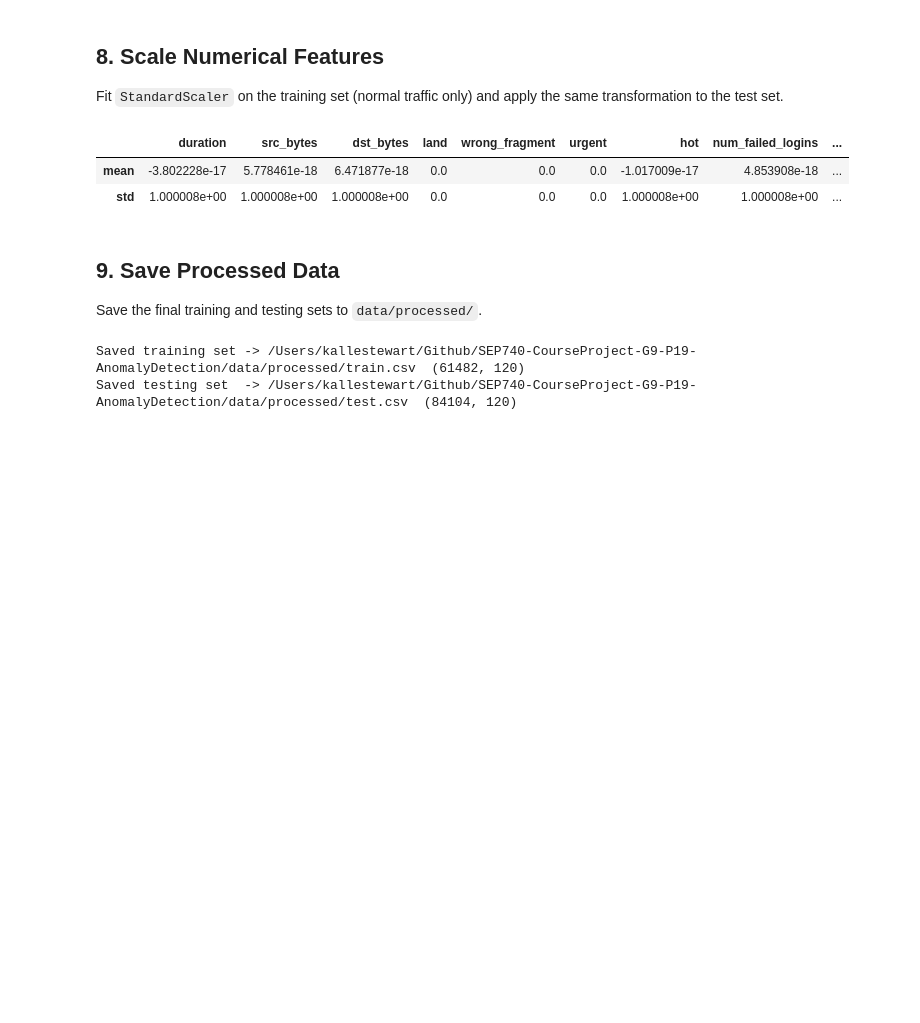
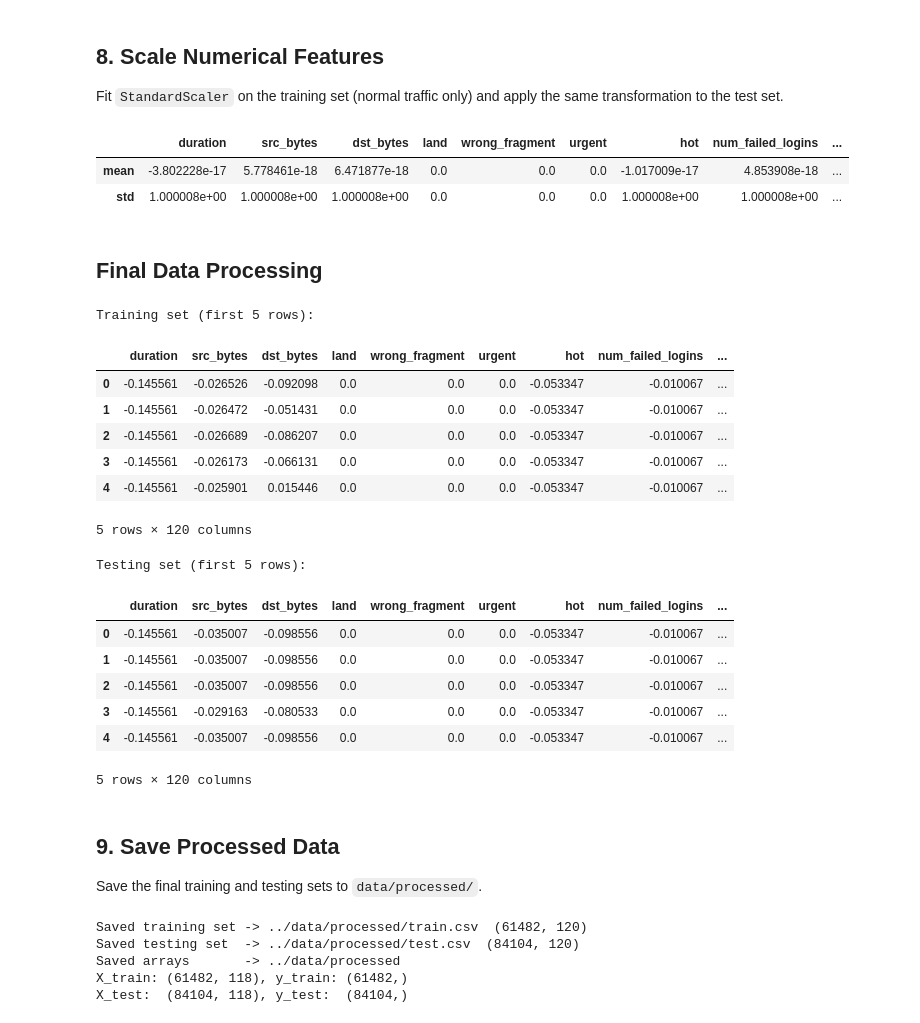
Before and after one commit to KalleStew/SEP740-Project19-AnomalyDetection, a Jupyter notebook: notebooks/01_data_processing_eda.ipynb, the cells around one changed output. Drawn from its saved outputs; the diff is of its cells as text; code cells hidden in the pictures; blank space fills up the shorter version.

```diff
--- a/notebooks/01_data_processing_eda.ipynb
+++ b/notebooks/01_data_processing_eda.ipynb
@@ -333,6 +335,39 @@ train_df[numeric_cols].describe().loc[["mean", "std"]]
 |  | duration | src_bytes | dst_bytes | land | wrong_fragment | urgent | hot | num_failed_logins | ... |
 | mean | -3.802228e-17 | 5.778461e-18 | 6.471877e-18 | 0.0 | 0.0 | 0.0 | -1.017009e-17 | 4.853908e-18 | ... |
 | std | 1.000008e+00 | 1.000008e+00 | 1.000008e+00 | 0.0 | 0.0 | 0.0 | 1.000008e+00 | 1.000008e+00 | ... |
+# %% [markdown]
+## Final Data Processing
+# %%
+# Remove label columns from the training and testing sets for model input
+# train_data = train_df.drop(columns=["label", "binary_label"])
+# test_data = test_df.drop(columns=["label", "binary_label"])
+
+train_data = train_df.copy()
+test_data = test_df.copy()
+
+# Show the heads of the training and testing sets
+print("Training set (first 5 rows):")
+display(train_data.head())
+
+print("Testing set (first 5 rows):")
+display(test_data.head())
+# %% [output]
+Training set (first 5 rows):
+|  | duration | src_bytes | dst_bytes | land | wrong_fragment | urgent | hot | num_failed_logins | ... |
+| 0 | -0.145561 | -0.026526 | -0.092098 | 0.0 | 0.0 | 0.0 | -0.053347 | -0.010067 | ... |
+| 1 | -0.145561 | -0.026472 | -0.051431 | 0.0 | 0.0 | 0.0 | -0.053347 | -0.010067 | ... |
+| 2 | -0.145561 | -0.026689 | -0.086207 | 0.0 | 0.0 | 0.0 | -0.053347 | -0.010067 | ... |
+| 3 | -0.145561 | -0.026173 | -0.066131 | 0.0 | 0.0 | 0.0 | -0.053347 | -0.010067 | ... |
+| 4 | -0.145561 | -0.025901 | 0.015446 | 0.0 | 0.0 | 0.0 | -0.053347 | -0.010067 | ... |
+5 rows × 120 columns
+Testing set (first 5 rows):
+|  | duration | src_bytes | dst_bytes | land | wrong_fragment | urgent | hot | num_failed_logins | ... |
+| 0 | -0.145561 | -0.035007 | -0.098556 | 0.0 | 0.0 | 0.0 | -0.053347 | -0.010067 | ... |
+| 1 | -0.145561 | -0.035007 | -0.098556 | 0.0 | 0.0 | 0.0 | -0.053347 | -0.010067 | ... |
+| 2 | -0.145561 | -0.035007 | -0.098556 | 0.0 | 0.0 | 0.0 | -0.053347 | -0.010067 | ... |
+| 3 | -0.145561 | -0.029163 | -0.080533 | 0.0 | 0.0 | 0.0 | -0.053347 | -0.010067 | ... |
+| 4 | -0.145561 | -0.035007 | -0.098556 | 0.0 | 0.0 | 0.0 | -0.053347 | -0.010067 | ... |
+5 rows × 120 columns
 # %% [markdown]
 ## 9. Save Processed Data
 
@@ -344,14 +379,36 @@ output_dir.mkdir(parents=True, exist_ok=True)
 train_path = output_dir / "train.csv"
 test_path = output_dir / "test.csv"
 
-train_df.to_csv(train_path, index=False)
-test_df.to_csv(test_path, index=False)
+# Save full processed tables (features + labels) for reproducibility and inspection
+train_data.to_csv(train_path, index=False)
+test_data.to_csv(test_path, index=False)
 
-print(f"Saved training set -> {train_path.resolve()}  {train_df.shape}")
-print(f"Saved testing set  -> {test_path.resolve()}  {test_df.shape}")
+# Save model-ready arrays used in baseline training/evaluation
+feature_cols = [c for c in train_data.columns if c not in ["label", "binary_label"]]
+
+X_train = train_data[feature_cols].to_numpy(dtype=np.float32)
+X_test = test_data[feature_cols].to_numpy(dtype=np.float32)
+
+label_to_int = {"normal": 0, "anomaly": 1}
+y_train = train_data["binary_label"].map(label_to_int).to_numpy(dtype=np.int32)
+y_test = test_data["binary_label"].map(label_to_int).to_numpy(dtype=np.int32)
+
+np.save(output_dir / "X_train.npy", X_train)
+np.save(output_dir / "X_test.npy", X_test)
+np.save(output_dir / "y_train.npy", y_train)
+np.save(output_dir / "y_test.npy", y_test)
+
+print(f"Saved training set -> {train_path}  {train_data.shape}")
+print(f"Saved testing set  -> {test_path}  {test_data.shape}")
+print(f"Saved arrays       -> {output_dir}")
+print(f"X_train: {X_train.shape}, y_train: {y_train.shape}")
+print(f"X_test:  {X_test.shape}, y_test:  {y_test.shape}")
 # %% [output]
-Saved training set -> /Users/kallestewart/Github/SEP740-CourseProject-G9-P19-AnomalyDetection/data/processed/train.csv  (61482, 120)
-Saved testing set  -> /Users/kallestewart/Github/SEP740-CourseProject-G9-P19-AnomalyDetection/data/processed/test.csv  (84104, 120)
+Saved training set -> ../data/processed/train.csv  (61482, 120)
+Saved testing set  -> ../data/processed/test.csv  (84104, 120)
+Saved arrays       -> ../data/processed
+X_train: (61482, 118), y_train: (61482,)
+X_test:  (84104, 118), y_test:  (84104,)
 # %% [markdown]
 ## Summary
 
```
Also changed, not shown: parts of 2 cells of this notebook, 4 other files.
